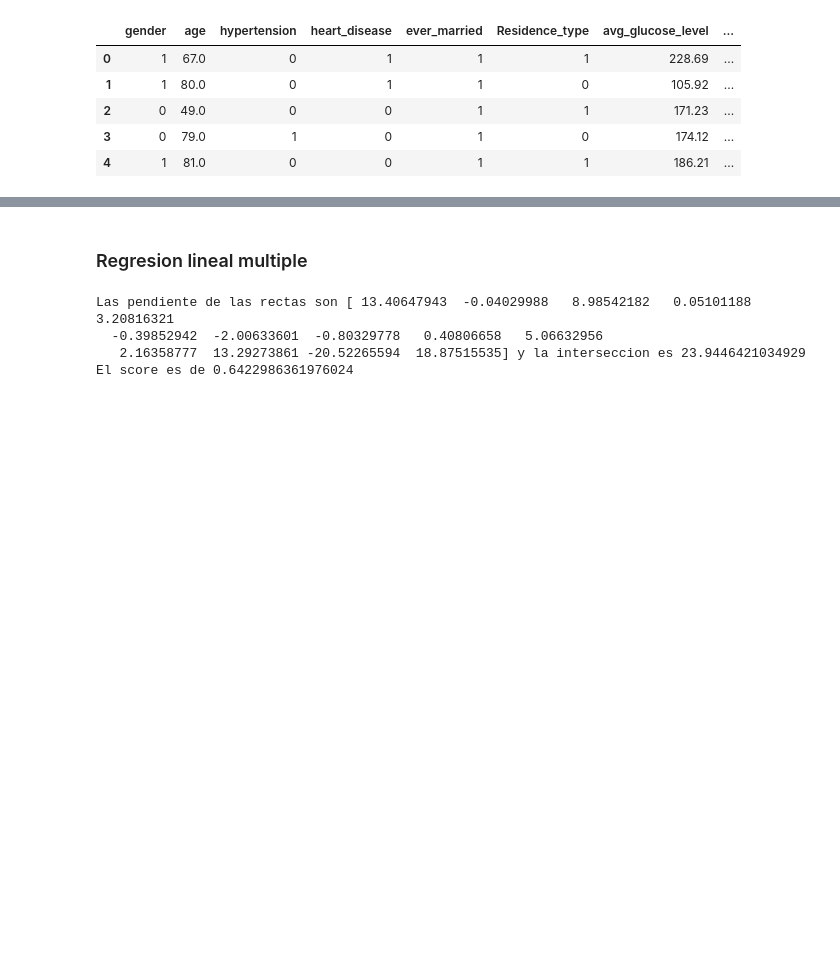
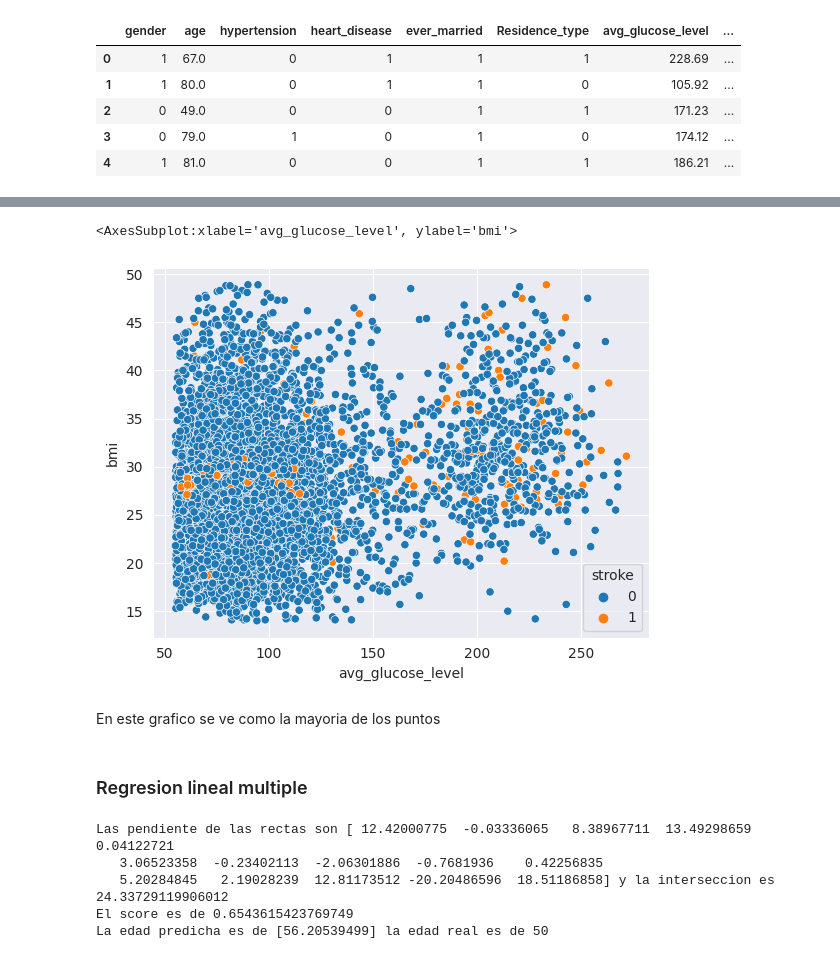
Before and after one commit to sebamas1/IA-TP1, a Jupyter notebook: Saneamiento.ipynb, the cells around one changed output, grey strips where cells are left out. Saved outputs shown, nothing was run; the diff lists cells and outputs as text; code cells hidden in the pictures; blank space fills up the shorter version.

```diff
--- a/Saneamiento.ipynb
+++ b/Saneamiento.ipynb
@@ -62,3 +82,12 @@ plt.show()
+# %%
+# grafica avg_glucose_level vs bmi
+
+sns.scatterplot(x = df_fd['avg_glucose_level'], y = df_fd['bmi'], hue = df_fd['stroke'])
+# %% [output]
+<AxesSubplot:xlabel='avg_glucose_level', ylabel='bmi'>
+[figure, added]
+# %% [markdown]
+En este grafico se ve como la mayoria de los puntos
 # %% [markdown]
 ### Regresion lineal multiple
 # %%
@@ -92,8 +121,16 @@ mean_squared_error(Y_test, predict)
 score = regresion_multiple.score(X_test, Y_test)
 
 print("El score es de", (score))
+
+# usa el modelo calculado para predecir la edad de una persona con los siguientes datos:
+# bmi = 30, ever_married = 1, hypertension = 1, heart_disease = 0, avg_glucose_level = 100, stroke = 0
+
+
+predict = regresion_multiple.predict([[0, 30, 1, 0, 100, 0, 0, 0, 1, 1, 0, 1, 0, 0, 1]])
+print("La edad predicha es de", predict, "la edad real es de 50")
 # %% [output]
-Las pendiente de las rectas son [ 13.40647943  -0.04029988   8.98542182   0.05101188   3.20816321
-  -0.39852942  -2.00633601  -0.80329778   0.40806658   5.06632956
-   2.16358777  13.29273861 -20.52265594  18.87515535] y la interseccion es 23.9446421034929
-El score es de 0.6422986361976024
+Las pendiente de las rectas son [ 12.42000775  -0.03336065   8.38967711  13.49298659   0.04122721
+   3.06523358  -0.23402113  -2.06301886  -0.7681936    0.42256835
+   5.20284845   2.19028239  12.81173512 -20.20486596  18.51186858] y la interseccion es 24.33729119906012
+El score es de 0.6543615423769749
+La edad predicha es de [56.20539499] la edad real es de 50
```
Also changed, not shown: parts of 7 cells of this notebook.
